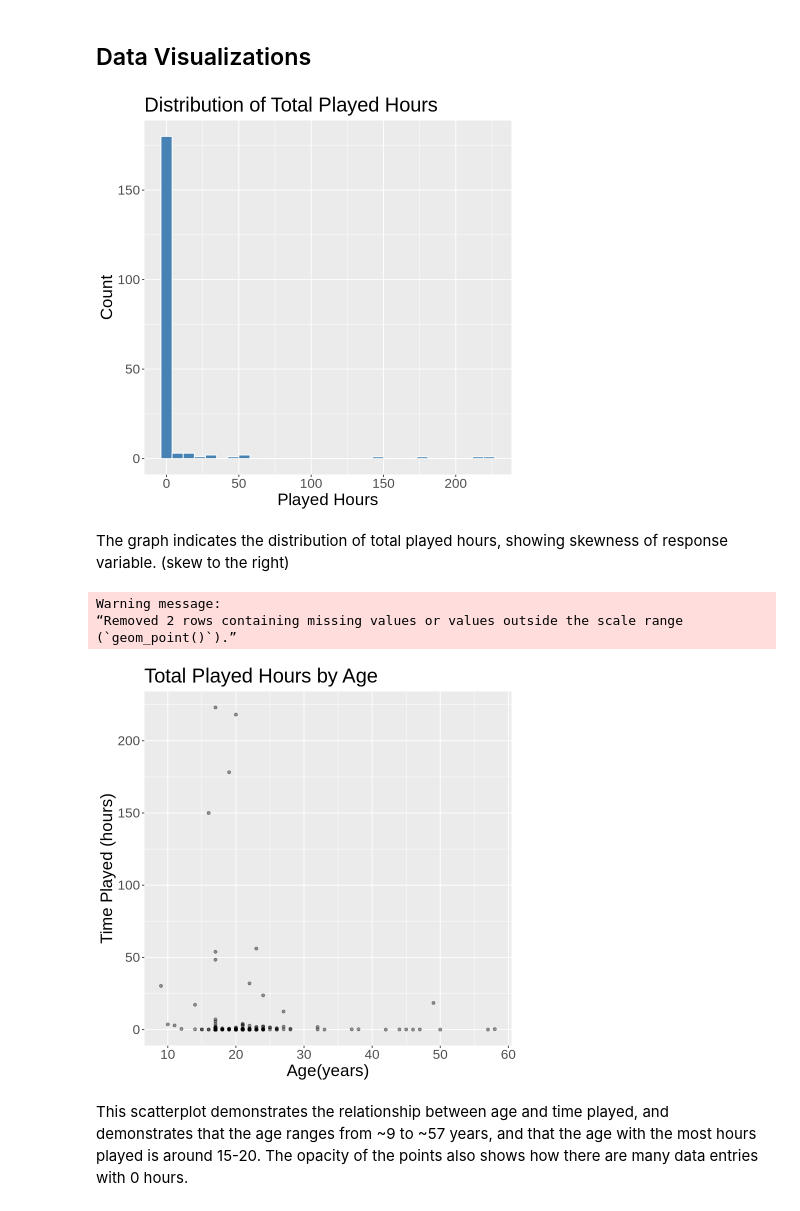
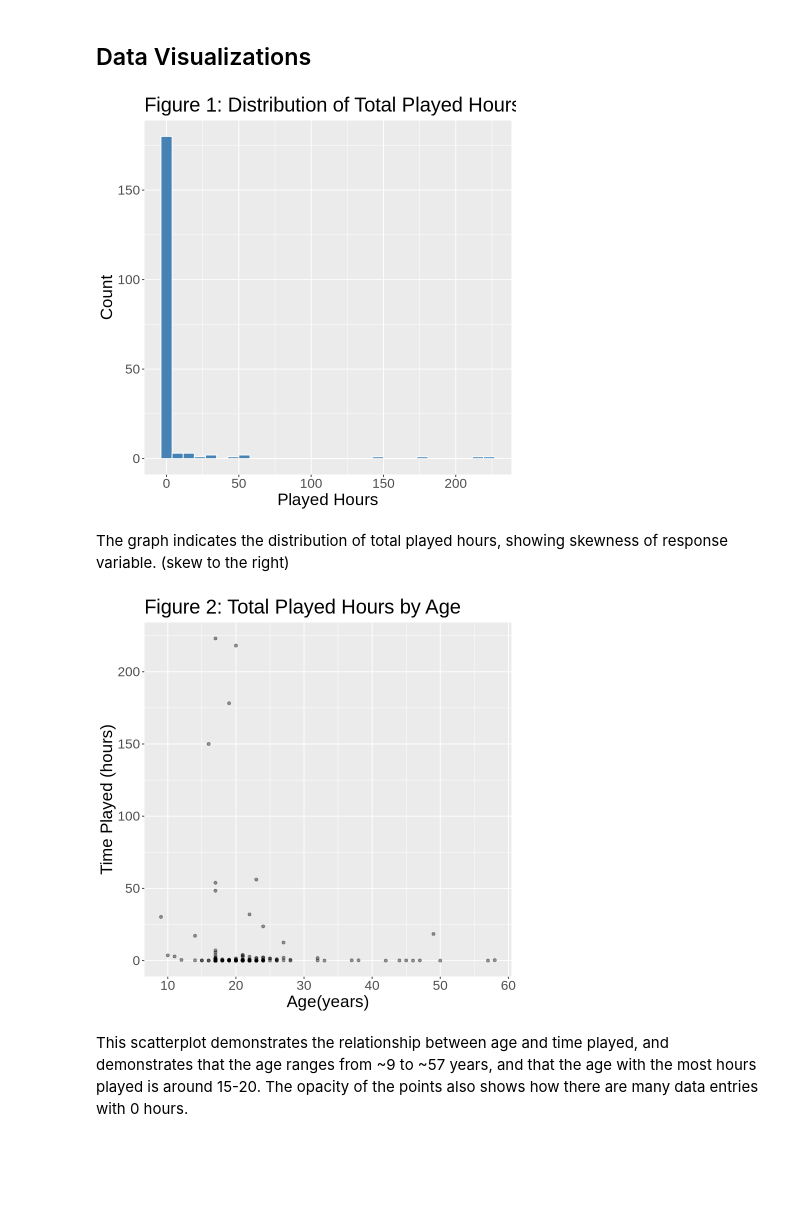
Before and after one commit to nat-ttt/group_project_final, a Jupyter notebook: Group_project.ipynb, the cells around one changed output. Drawn from its saved outputs; the diff is of its cells as text; code cells hidden in the pictures; blank space fills up the shorter version.

```diff
--- a/Group_project.ipynb
+++ b/Group_project.ipynb
@@ -200,12 +200,12 @@ summary(players_cleaned$played_hours)
 # %%
 ggplot(players_cleaned, aes(x = played_hours)) +
   geom_histogram(bins = 30, fill = "steelblue", color = "white") +
-  labs(title = "Distribution of Total Played Hours",
+  labs(title = "Figure 1: Distribution of Total Played Hours",
        x = "Played Hours",
        y = "Count") +
   theme(text= element_text(size = 20))
 # %% [output]
-[figure, old version]
+[figure, new version]
 # %% [markdown]
 The graph indicates the distribution of total played hours, showing skewness of response variable. (skew to the right)
 # %%
@@ -213,14 +213,11 @@ age_plot <- ggplot(players_cleaned, aes(x = Age, y = played_hours)) +
     geom_point(alpha = 0.4) +
     xlab("Age(years)") +
     ylab("Time Played (hours)") +
-    ggtitle("Total Played Hours by Age") +
+    ggtitle("Figure 2: Total Played Hours by Age") +
     theme(text= element_text(size = 20))
 age_plot
 # %% [output]
-Warning message:
-“Removed 2 rows containing missing values or values outside the scale range
-(`geom_point()`).”
-[figure, old version]
+[figure, new version]
 # %% [markdown]
 This scatterplot demonstrates the relationship between age and time played, and demonstrates that the age ranges from ~9 to ~57 years, and that the age with the most hours played is around 15-20. The opacity of the points also shows how there are many data entries with 0 hours.
 # %%
```
Also changed, not shown: parts of 13 cells of this notebook.
